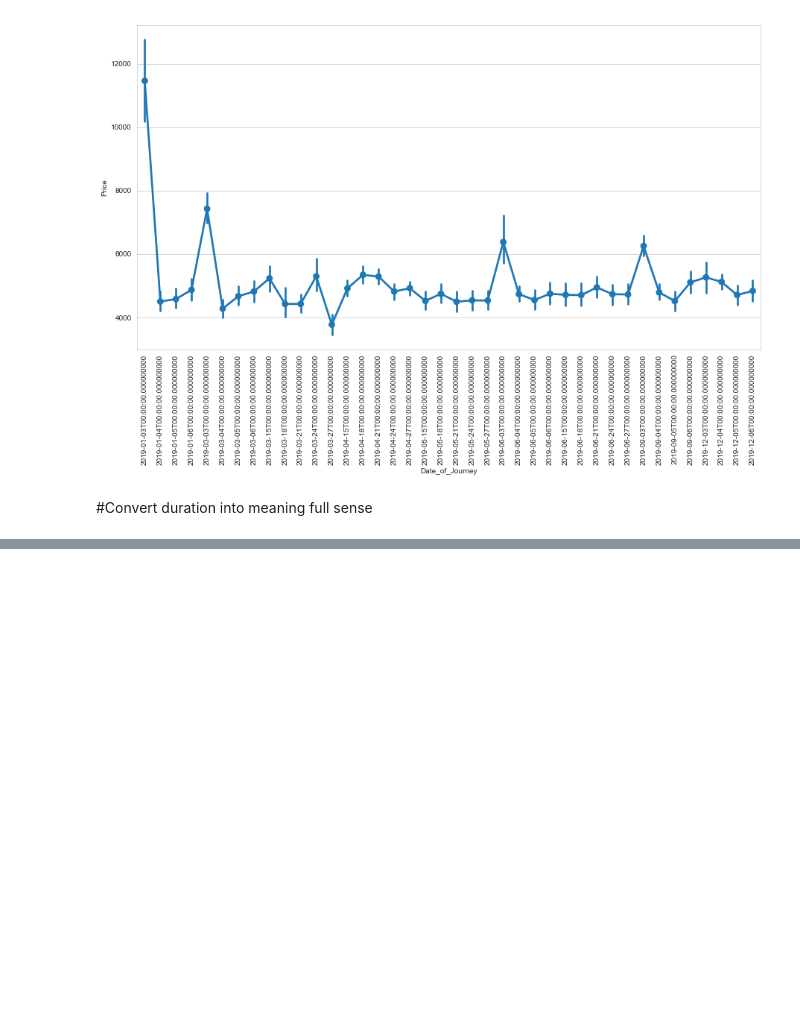
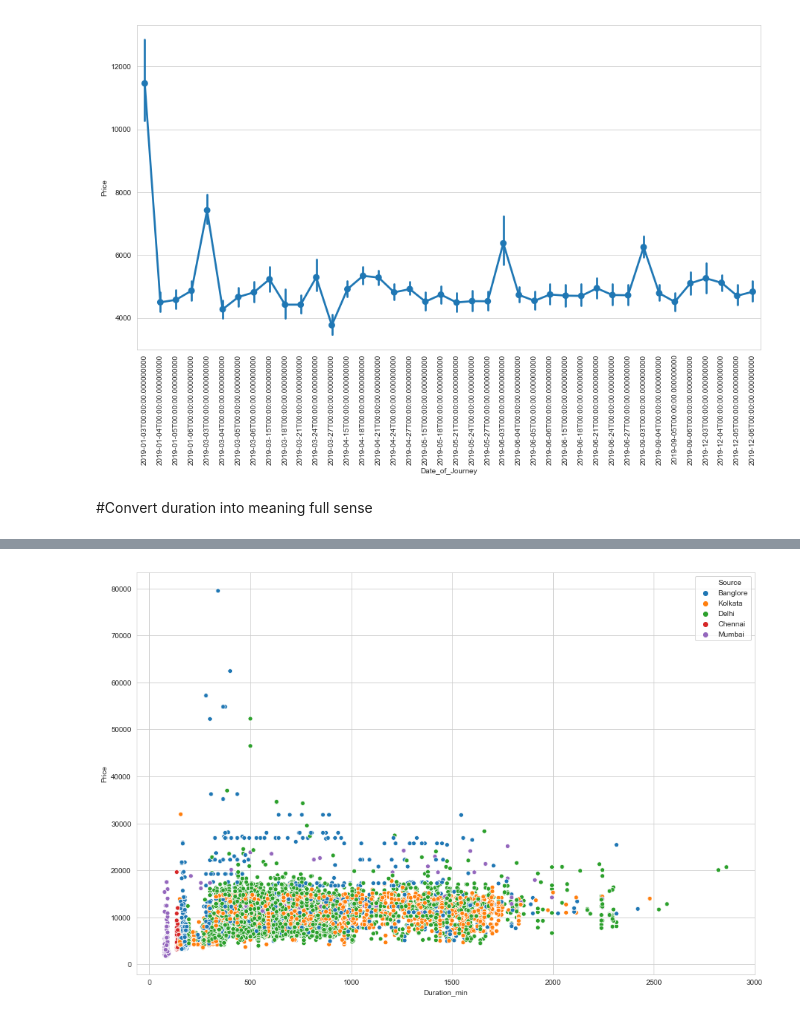
Before and after one commit to shashi29/Flight-price-prediction, a Jupyter notebook: model_2.py.ipynb, the cells around one changed output, grey strips where cells are left out. Saved outputs shown, nothing was run; the diff lists cells and outputs as text; code cells hidden in the pictures; blank space fills up the shorter version.

```diff
--- a/model_2.py.ipynb
+++ b/model_2.py.ipynb
@@ -155,0 +165,7 @@ TypeError: unhashable type: 'numpy.ndarray'
+# %%
+#Scatter plot
+#From this graph it is clear Duration does not have correlation with prices
+plt.figure(figsize=(15,10))
+ax = sns.scatterplot(x='Duration_min',y='Price',data=train,hue='Source')
+# %% [output]
+[figure, added]
```
Also changed, not shown: parts of 15 cells of this notebook, 5 other files.
